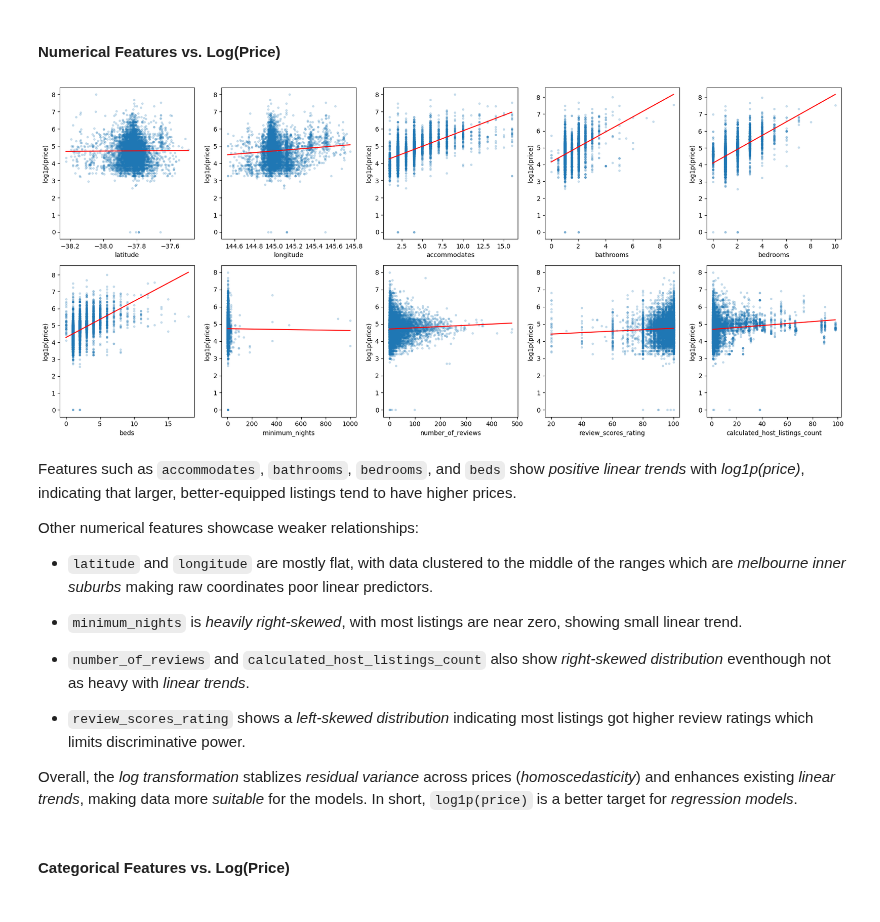
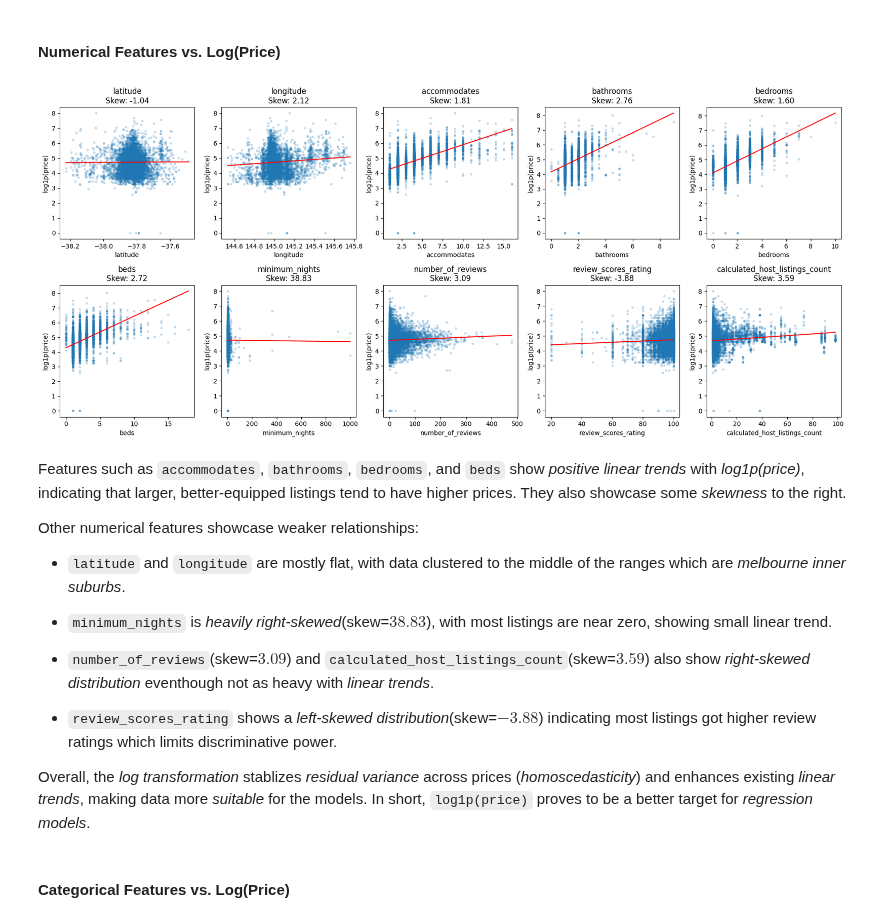
Before and after one commit to wadamiru/manual-ml, a Jupyter notebook: projects/regression/notebooks/airbnb_price_pred.ipynb, the cells around one changed output. Cells and saved outputs as stored; diff of their text form; code cells hidden in the pictures.

```diff
--- a/projects/regression/notebooks/airbnb_price_pred.ipynb
+++ b/projects/regression/notebooks/airbnb_price_pred.ipynb
@@ -201,29 +202,33 @@ As deducted before, the above affirms that there're **no missing values present*
 #### Numerical Features vs. Log(Price)
 # %%
 fig, axes = plt.subplots(2, 5, figsize=(18, 8))
+
 for ax, feat in zip(axes.flatten(), ft_num):
     ax.scatter(df_tr[feat], np.log1p(df_tr['price']), alpha=0.2, s=8)
+    ax.set_title(f'{feat}\nSkew: {df_tr[feat].skew():.2f}')
     ax.set_xlabel(feat)
     ax.set_ylabel('log1p(price)')
+
     # regression line to see linear trend
     m, b = np.polyfit(df_tr[feat].fillna(df_tr[feat].median()), np.log1p(df_tr['price']), 1)
     x_line = np.linspace(df_tr[feat].min(), df_tr[feat].max(), 100)
     ax.plot(x_line, m*x_line + b, 'r-', linewidth=1.5)
+
 plt.tight_layout()
 # %% [output]
-[figure, old version]
+[figure, new version]
 # %% [markdown]
-Features such as `accommodates`, `bathrooms`, `bedrooms`, and `beds` show *positive linear trends* with *log1p(price)*, indicating that larger, better-equipped listings tend to have higher prices.
+Features such as `accommodates`, `bathrooms`, `bedrooms`, and `beds` show *positive linear trends* with *log1p(price)*, indicating that larger, better-equipped listings tend to have higher prices. They also showcase some *skewness* to the right.
 
 Other numerical features showcase weaker relationships:
 
-- `latitude` and `longitude` are mostly flat, with data clustered to the middle of the ranges which are *melbourne inner suburbs* making raw coordinates poor linear predictors.
+- `latitude` and `longitude` are mostly flat, with data clustered to the middle of the ranges which are *melbourne inner suburbs*.
 
-- `minimum_nights` is *heavily right-skewed*, with most listings are near zero, showing small linear trend.
-- `number_of_reviews` and `calculated_host_listings_count` also show *right-skewed distribution* eventhough not as heavy with *linear trends*.
-- `review_scores_rating` shows a *left-skewed distribution* indicating most listings got higher review ratings which limits discriminative power.
+- `minimum_nights` is *heavily right-skewed*(skew=$38.83$), with most listings are near zero, showing small linear trend.
+- `number_of_reviews`(skew=$3.09$) and `calculated_host_listings_count`(skew=$3.59$) also show *right-skewed distribution* eventhough not as heavy with *linear trends*.
+- `review_scores_rating` shows a *left-skewed distribution*(skew=$-3.88$) indicating most listings got higher review ratings which limits discriminative power.
 
-Overall, the *log transformation* stablizes *residual variance* across prices (*homoscedasticity*) and enhances existing *linear trends*, making data more *suitable* for the models. In short, `log1p(price)` is a better target for *regression models*.
+Overall, the *log transformation* stablizes *residual variance* across prices (*homoscedasticity*) and enhances existing *linear trends*, making data more *suitable* for the models. In short, `log1p(price)` proves to be a better target for *regression models*.
 # %% [markdown]
 #### Categorical Features vs. Log(Price)
 # %%
```
Also changed, not shown: parts of 16 cells of this notebook, 1 other file.
